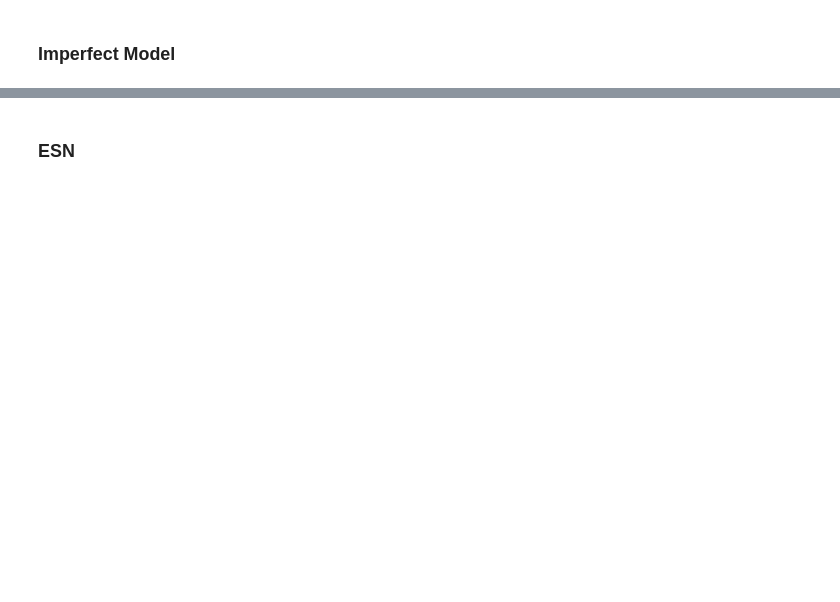
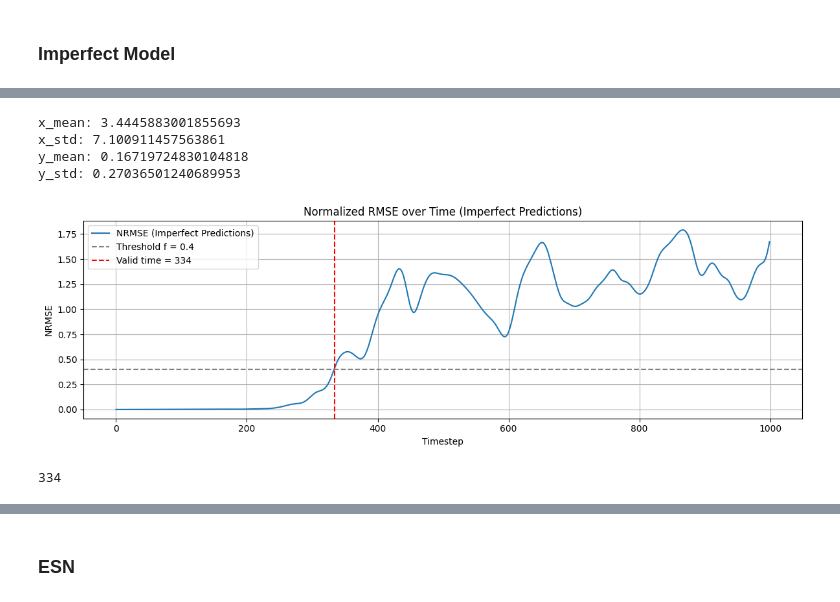
Before and after one commit to mcvlix/lorenz-96-hybrid-esn, a Jupyter notebook: main.ipynb, the cells around one changed output, grey strips where cells are left out. Cells and saved outputs as stored; diff of their text form; code cells hidden in the pictures; blank space fills up the shorter version.

```diff
--- a/main.ipynb
+++ b/main.ipynb
@@ -82,2 +81,0 @@ plots_path           str                 0.0001
-# %%
-X_true  = np.load(os.path.join(data_path, 'truth_h_0.5_c_8_F_20.npy'))[0:1000, :8].T
@@ -152,0 +296,42 @@ plt.show()
+# %%
+# Load normalization constants
+data  = np.load(os.path.join(data_path, 'truth_h_0.5_c_8_F_20.npy'), mmap_mode='r')
+norms = np.load(os.path.join(data_path, 'norm_constants_h_0.5_c_8_F_20.npz'))
+x_mean, x_std = norms['x_mean'], norms['x_std']
+y_mean, y_std = norms['y_mean'], norms['y_std']
+# %%
+print(f"x_mean: {x_mean}")
+print(f"x_std: {x_std}")
+print(f"y_mean: {y_mean}")
+print(f"y_std: {y_std}")
+# %% [output]
+x_mean: 3.4445883001855693
+x_std: 7.100911457563861
+y_mean: 0.16719724830104818
+y_std: 0.27036501240689953
+# %%
+# Parameters
+start_idx = 500000
+n_steps = 1000
+
+# === Extract Initial Normalized State ===
+x_curr = data[start_idx, :K]
+y_curr = data[start_idx, K:].reshape(J, K, order='F')
+
+# === Run Imperfect Model ===
+X_model_preds = np.zeros((K, n_steps))
+
+# Run simulation
+for t in tqdm(range(n_steps), desc="Running Imperfect Model"):
+    X_model_preds[:, t] = x_curr
+    x_curr, y_curr = imperfect_model(x_curr, y_curr, x_mean, x_std, y_mean, y_std, dt)
+# %%
+# === Slice Ground Truth to Compare ===
+X_true_slice = data[start_idx : start_idx + n_steps, :K].T  # shape: (K, n_steps)
+# %%
+# === Plot and Calculate Valide Time ===
+valid_time = plot_nrmse_with_threshold(X_true_slice, X_model_preds, threshold=0.4, model_name="Imperfect Predictions")
+print(valid_time)
+# %% [output]
+[figure, added]
+334
```
Also changed, not shown: parts of 38 cells of this notebook.
